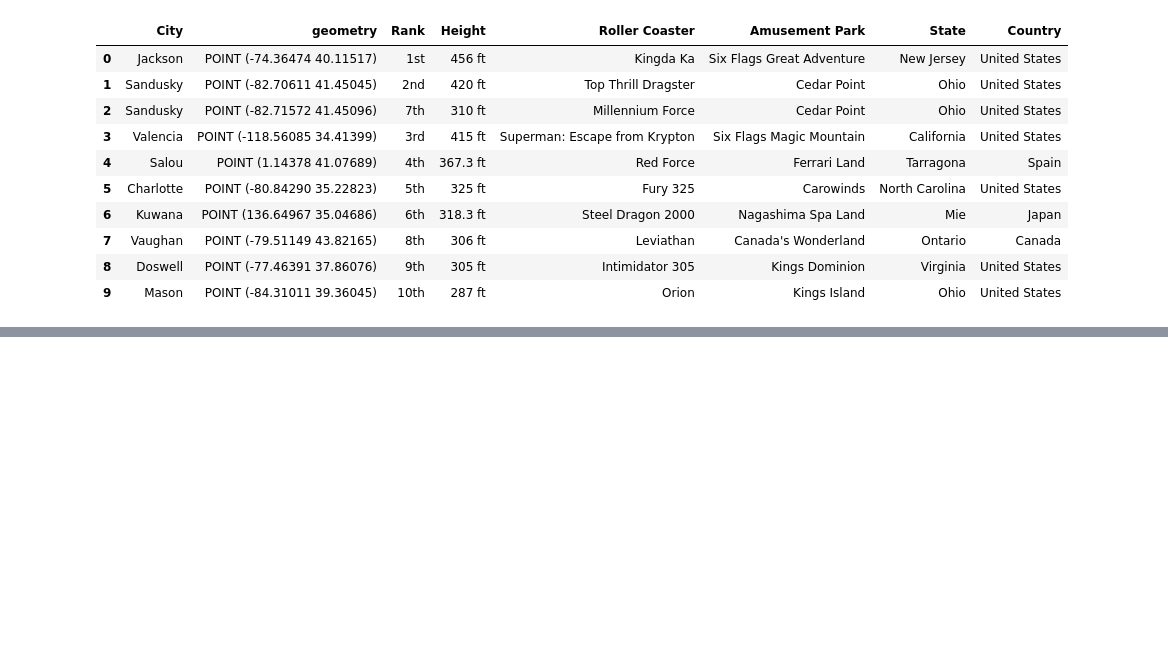
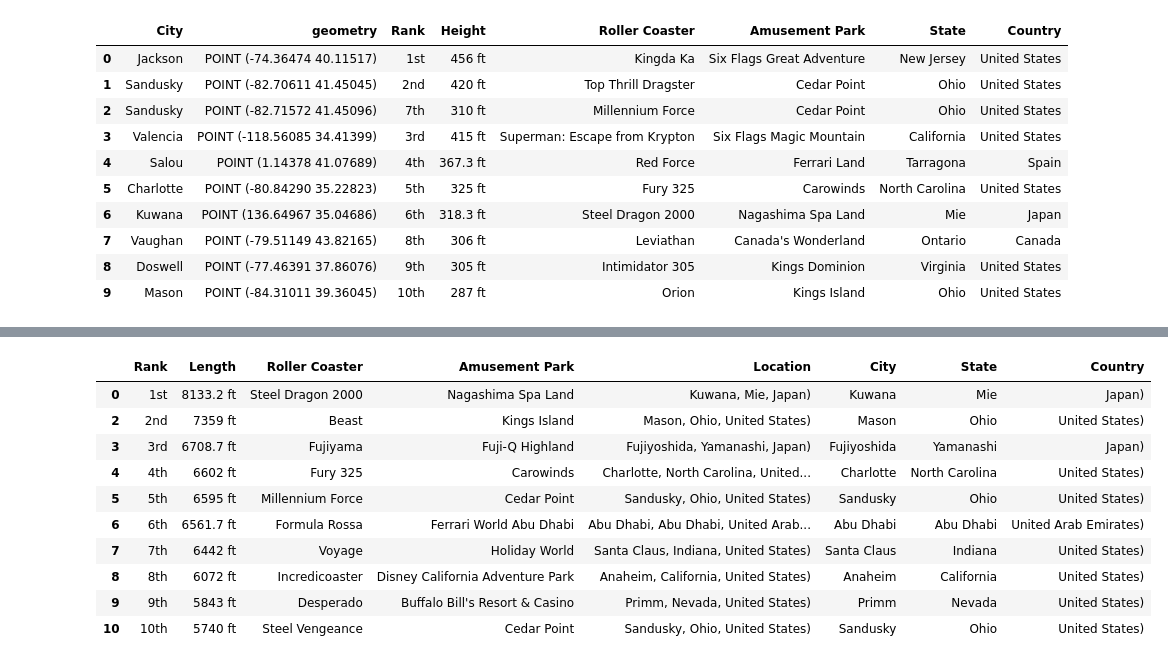
Before and after one commit to MorgaineB/Project2, a Jupyter notebook: WebScraping/Records_Scrape.ipynb, the cells around one changed output, grey strips where cells are left out. Cells and saved outputs as stored; diff of their text form; code cells hidden in the pictures; blank space fills up the shorter version.

```diff
--- a/WebScraping/Records_Scrape.ipynb
+++ b/WebScraping/Records_Scrape.ipynb
@@ -435,0 +438,9 @@ height_records.to_file("geojsons/height_records.geojson", driver='GeoJSON')
+# %%
+#Set URL for Speed Record Scrape
+length_record_url = 'https://rcdb.com/rhr.htm?m=2'
+
+length_tables = pd.read_html(length_record_url)
+# %%
+#Scrape Length Record Table and save as a dataframe.
+length_record = length_tables[1]
+length_record
@@ -435,0 +461,8 @@ height_records.to_file("geojsons/height_records.geojson", driver='GeoJSON')
+# %%
+#Drop unwanted Rows
+length_record = length_record.drop(labels=[1,11], axis=0)
+
+#Drop unwanted Column
+length_record = length_record.drop(labels="Opened", axis=1)
+
+length_record
@@ -435,0 +481,5 @@ height_records.to_file("geojsons/height_records.geojson", driver='GeoJSON')
+# %%
+#Split the Amusement Park (Location) column & then Drop It
+length_record[['Amusement Park','Location']] = length_record['Amusement Park (Location)'].str.split('(',expand=True)
+length_record = length_record.drop(labels=['Amusement Park (Location)'], axis=1)
+length_record
@@ -435,0 +498,16 @@ height_records.to_file("geojsons/height_records.geojson", driver='GeoJSON')
+# %%
+#Split the Location into City, State, Country, Etc.
+length_record[['City', 'State', 'Country']] = length_record['Location'].str.split(',', expand=True)
+length_record
+# %% [output]
+|  | Rank | Length | Roller Coaster | Amusement Park | Location | City | State | Country |
+| 0 | 1st | 8133.2 ft | Steel Dragon 2000 | Nagashima Spa Land | Kuwana, Mie, Japan) | Kuwana | Mie | Japan) |
+| 2 | 2nd | 7359 ft | Beast | Kings Island | Mason, Ohio, United States) | Mason | Ohio | United States) |
+| 3 | 3rd | 6708.7 ft | Fujiyama | Fuji-Q Highland | Fujiyoshida, Yamanashi, Japan) | Fujiyoshida | Yamanashi | Japan) |
+| 4 | 4th | 6602 ft | Fury 325 | Carowinds | Charlotte, North Carolina, United... | Charlotte | North Carolina | United States) |
+| 5 | 5th | 6595 ft | Millennium Force | Cedar Point | Sandusky, Ohio, United States) | Sandusky | Ohio | United States) |
+| 6 | 6th | 6561.7 ft | Formula Rossa | Ferrari World Abu Dhabi | Abu Dhabi, Abu Dhabi, United Arab... | Abu Dhabi | Abu Dhabi | United Arab Emirates) |
+| 7 | 7th | 6442 ft | Voyage | Holiday World | Santa Claus, Indiana, United States) | Santa Claus | Indiana | United States) |
+| 8 | 8th | 6072 ft | Incredicoaster | Disney California Adventure Park | Anaheim, California, United States) | Anaheim | California | United States) |
+| 9 | 9th | 5843 ft | Desperado | Buffalo Bill's Resort & Casino | Primm, Nevada, United States) | Primm | Nevada | United States) |
+| 10 | 10th | 5740 ft | Steel Vengeance | Cedar Point | Sandusky, Ohio, United States) | Sandusky | Ohio | United States) |
```
Also changed, not shown: parts of 11 cells of this notebook, 1 other file.
